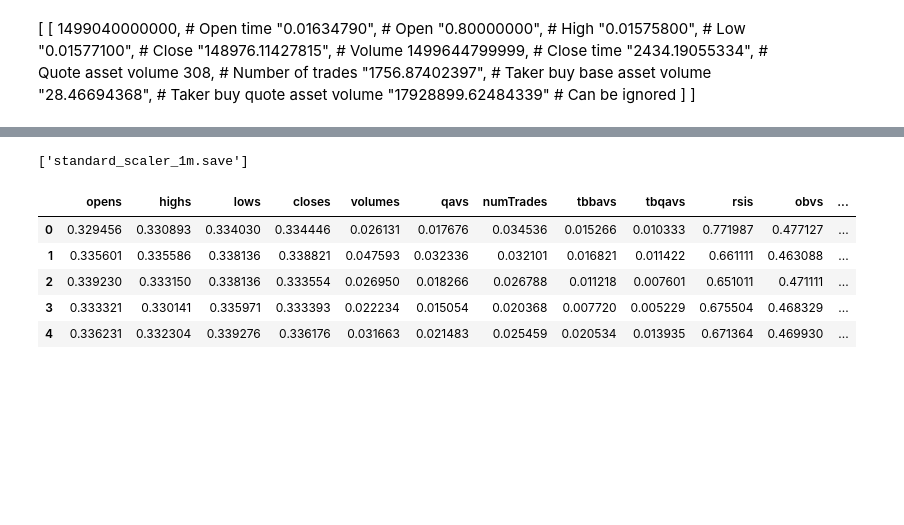
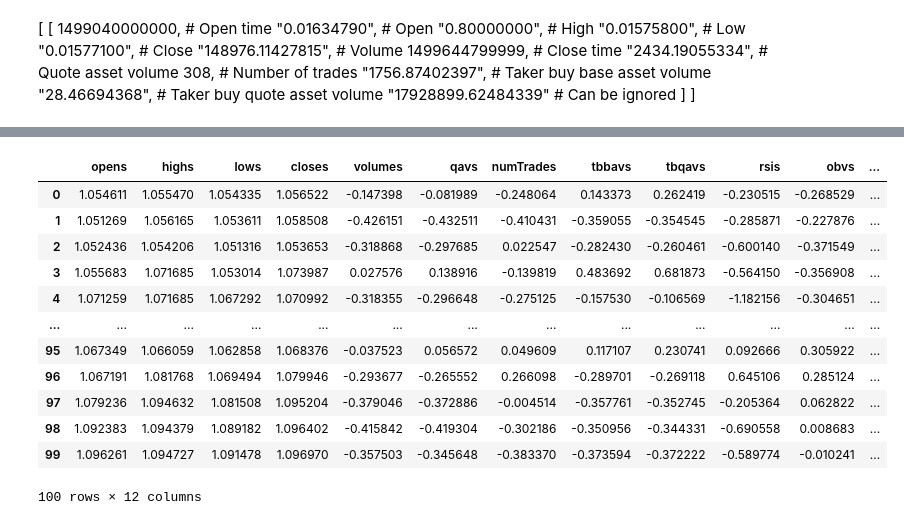
Before and after one commit to JiangoJ/CryCryBot, a Jupyter notebook: Code/Data Collection.ipynb, the cells around one changed output, grey strips where cells are left out. Drawn from its saved outputs; the diff is of its cells as text; code cells hidden in the pictures; blank space fills up the shorter version.

```diff
--- a/Code/Data Collection.ipynb
+++ b/Code/Data Collection.ipynb
@@ -246,13 +282,0 @@ df.tail()
-# %%
-from sklearn.preprocessing import StandardScaler
-import joblib
-
-scaler = StandardScaler()
-scaled = scaler.fit_transform(df)
-scaled_df = pd.DataFrame(scaled, columns = df.columns)
-scaled_df['labels'] = labels
-scaled_df.head()
-
-joblib.dump(scaler, 'standard_scaler_1m.save')
-# %% [output]
-['standard_scaler_1m.save']
@@ -261,10 +283,17 @@ scaled_df.to_csv("./data_1m.csv", sep=',',index=False)
 # %%
-data = pd.read_csv('data.csv')
-data.head()
+data = pd.read_csv('data_1m.csv')
+data.head(100)
 # %% [output]
 |  | opens | highs | lows | closes | volumes | qavs | numTrades | tbbavs | tbqavs | rsis | obvs | ... |
-| 0 | 0.329456 | 0.330893 | 0.334030 | 0.334446 | 0.026131 | 0.017676 | 0.034536 | 0.015266 | 0.010333 | 0.771987 | 0.477127 | ... |
-| 1 | 0.335601 | 0.335586 | 0.338136 | 0.338821 | 0.047593 | 0.032336 | 0.032101 | 0.016821 | 0.011422 | 0.661111 | 0.463088 | ... |
-| 2 | 0.339230 | 0.333150 | 0.338136 | 0.333554 | 0.026950 | 0.018266 | 0.026788 | 0.011218 | 0.007601 | 0.651011 | 0.471111 | ... |
-| 3 | 0.333321 | 0.330141 | 0.335971 | 0.333393 | 0.022234 | 0.015054 | 0.020368 | 0.007720 | 0.005229 | 0.675504 | 0.468329 | ... |
-| 4 | 0.336231 | 0.332304 | 0.339276 | 0.336176 | 0.031663 | 0.021483 | 0.025459 | 0.020534 | 0.013935 | 0.671364 | 0.469930 | ... |
+| 0 | 1.054611 | 1.055470 | 1.054335 | 1.056522 | -0.147398 | -0.081989 | -0.248064 | 0.143373 | 0.262419 | -0.230515 | -0.268529 | ... |
+| 1 | 1.051269 | 1.056165 | 1.053611 | 1.058508 | -0.426151 | -0.432511 | -0.410431 | -0.359055 | -0.354545 | -0.285871 | -0.227876 | ... |
+| 2 | 1.052436 | 1.054206 | 1.051316 | 1.053653 | -0.318868 | -0.297685 | 0.022547 | -0.282430 | -0.260461 | -0.600140 | -0.371549 | ... |
+| 3 | 1.055683 | 1.071685 | 1.053014 | 1.073987 | 0.027576 | 0.138916 | -0.139819 | 0.483692 | 0.681873 | -0.564150 | -0.356908 | ... |
+| 4 | 1.071259 | 1.071685 | 1.067292 | 1.070992 | -0.318355 | -0.296648 | -0.275125 | -0.157530 | -0.106569 | -1.182156 | -0.304651 | ... |
+| ... | ... | ... | ... | ... | ... | ... | ... | ... | ... | ... | ... | ... |
+| 95 | 1.067349 | 1.066059 | 1.062858 | 1.068376 | -0.037523 | 0.056572 | 0.049609 | 0.117107 | 0.230741 | 0.092666 | 0.305922 | ... |
+| 96 | 1.067191 | 1.081768 | 1.069494 | 1.079946 | -0.293677 | -0.265552 | 0.266098 | -0.289701 | -0.269118 | 0.645106 | 0.285124 | ... |
+| 97 | 1.079236 | 1.094632 | 1.081508 | 1.095204 | -0.379046 | -0.372886 | -0.004514 | -0.357761 | -0.352745 | -0.205364 | 0.062822 | ... |
+| 98 | 1.092383 | 1.094379 | 1.089182 | 1.096402 | -0.415842 | -0.419304 | -0.302186 | -0.350956 | -0.344331 | -0.690558 | 0.008683 | ... |
+| 99 | 1.096261 | 1.094727 | 1.091478 | 1.096970 | -0.357503 | -0.345648 | -0.383370 | -0.373594 | -0.372222 | -0.589774 | -0.010241 | ... |
+100 rows × 12 columns
```
Also changed, not shown: parts of 14 cells of this notebook, 11 other files.
